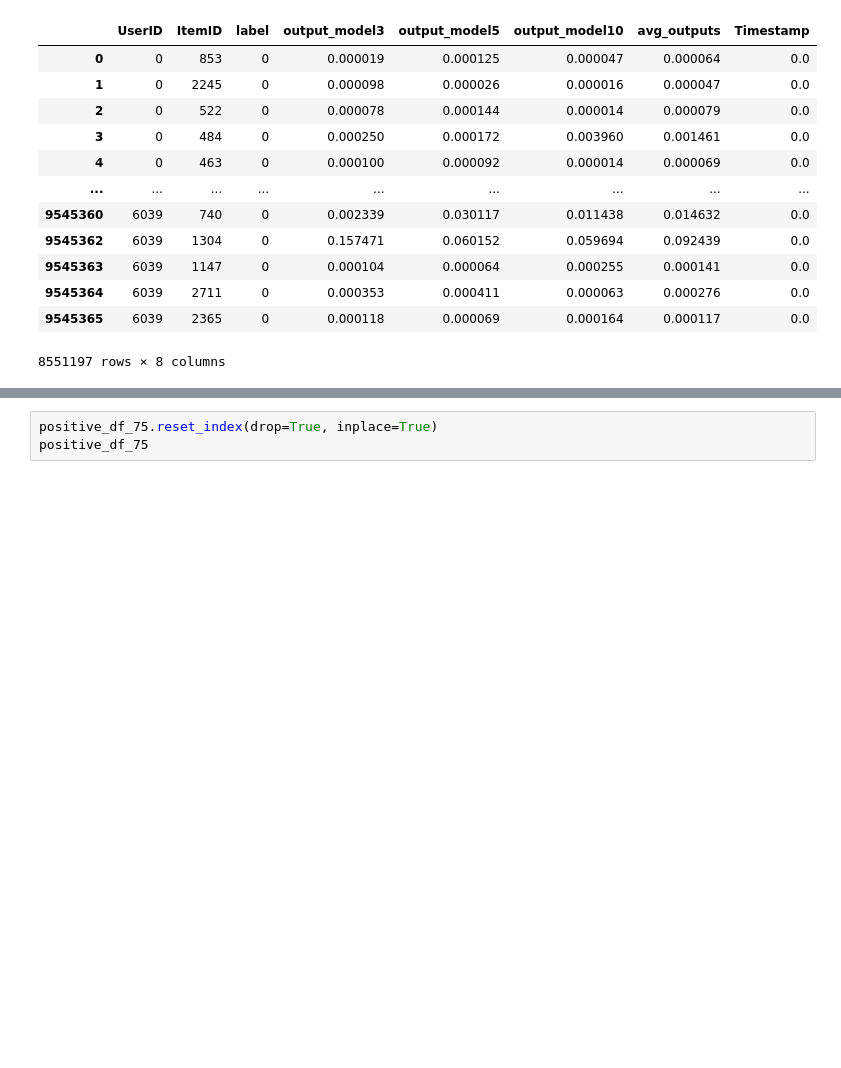
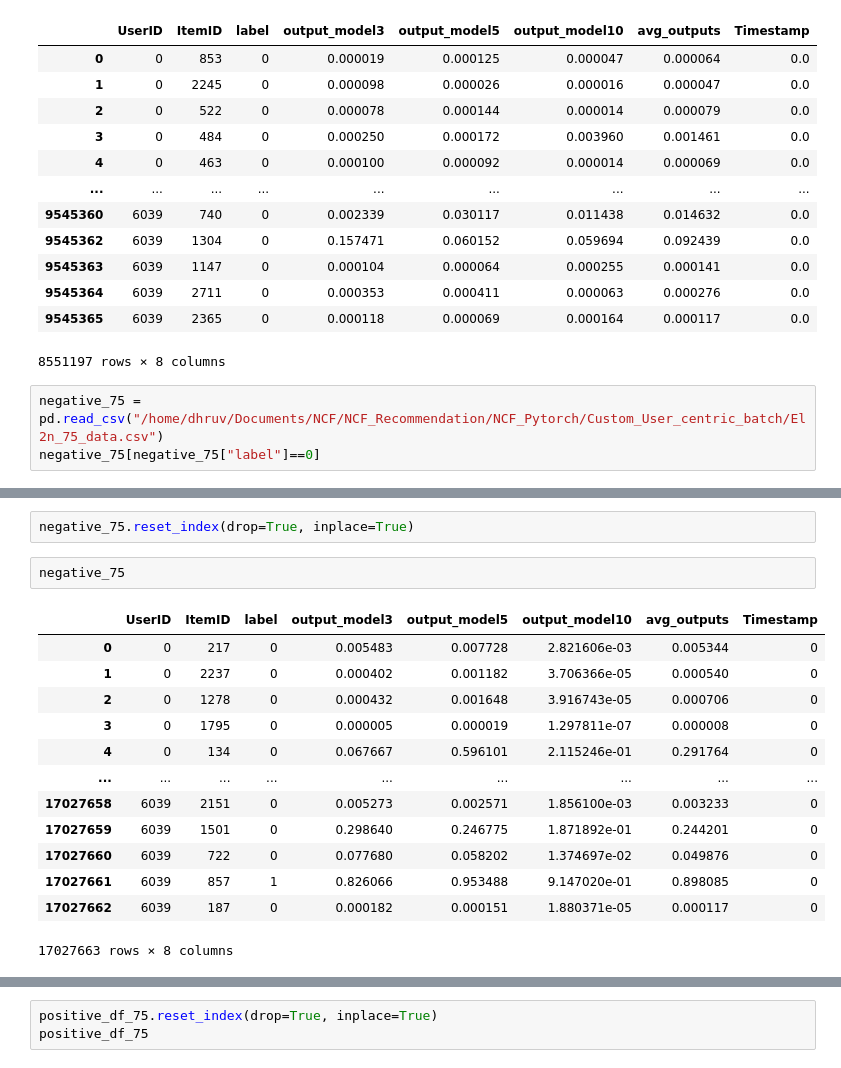
Before and after one commit to panchaldhruv27223/NCF_Recommendation, a Jupyter notebook: NCF_Pytorch/Custom_User_centric_batch/get_data_info.ipynb, the cells around one changed output, grey strips where cells are left out. Saved outputs shown, nothing was run; the diff lists cells and outputs as text; blank space fills up the shorter version.

Commit message:
EL2N positive  + full negative works -Code By Dhruv Panchal

```diff
--- a/NCF_Pytorch/Custom_User_centric_batch/get_data_info.ipynb
+++ b/NCF_Pytorch/Custom_User_centric_batch/get_data_info.ipynb
@@ -1721,3 +1721,6 @@ negative_40[negative_40["label"]==0]
 | 9545364 | 6039 | 2711 | 0 | 0.000353 | 0.000411 | 0.000063 | 0.000276 | 0.0 |
 | 9545365 | 6039 | 2365 | 0 | 0.000118 | 0.000069 | 0.000164 | 0.000117 | 0.0 |
 8551197 rows × 8 columns
+# %%
+negative_75 = pd.read_csv("/home/dhruv/Documents/NCF/NCF_Recommendation/NCF_Pytorch/Custom_User_centric_batch/El2n_75_data.csv")
+negative_75[negative_75["label"]==0]
@@ -1723,0 +1741,18 @@ negative_40[negative_40["label"]==0]
+# %%
+negative_75.reset_index(drop=True, inplace=True)
+# %%
+negative_75
+# %% [output]
+|  | UserID | ItemID | label | output_model3 | output_model5 | output_model10 | avg_outputs | Timestamp |
+| 0 | 0 | 217 | 0 | 0.005483 | 0.007728 | 2.821606e-03 | 0.005344 | 0 |
+| 1 | 0 | 2237 | 0 | 0.000402 | 0.001182 | 3.706366e-05 | 0.000540 | 0 |
+| 2 | 0 | 1278 | 0 | 0.000432 | 0.001648 | 3.916743e-05 | 0.000706 | 0 |
+| 3 | 0 | 1795 | 0 | 0.000005 | 0.000019 | 1.297811e-07 | 0.000008 | 0 |
+| 4 | 0 | 134 | 0 | 0.067667 | 0.596101 | 2.115246e-01 | 0.291764 | 0 |
+| ... | ... | ... | ... | ... | ... | ... | ... | ... |
+| 17027658 | 6039 | 2151 | 0 | 0.005273 | 0.002571 | 1.856100e-03 | 0.003233 | 0 |
+| 17027659 | 6039 | 1501 | 0 | 0.298640 | 0.246775 | 1.871892e-01 | 0.244201 | 0 |
+| 17027660 | 6039 | 722 | 0 | 0.077680 | 0.058202 | 1.374697e-02 | 0.049876 | 0 |
+| 17027661 | 6039 | 857 | 1 | 0.826066 | 0.953488 | 9.147020e-01 | 0.898085 | 0 |
+| 17027662 | 6039 | 187 | 0 | 0.000182 | 0.000151 | 1.880371e-05 | 0.000117 | 0 |
+17027663 rows × 8 columns
```
Also changed, not shown: parts of 7 cells of this notebook, 4 other files.
